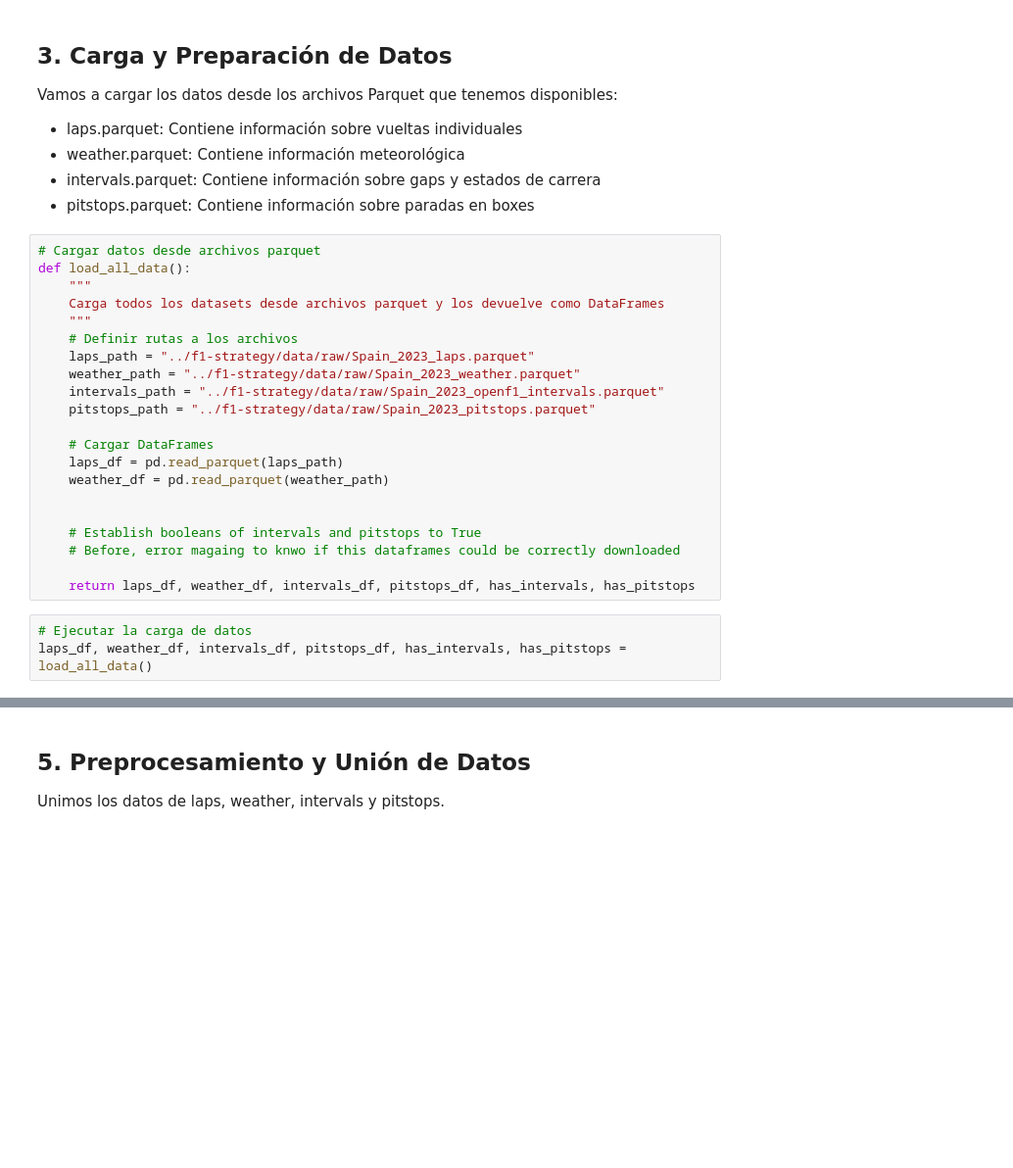
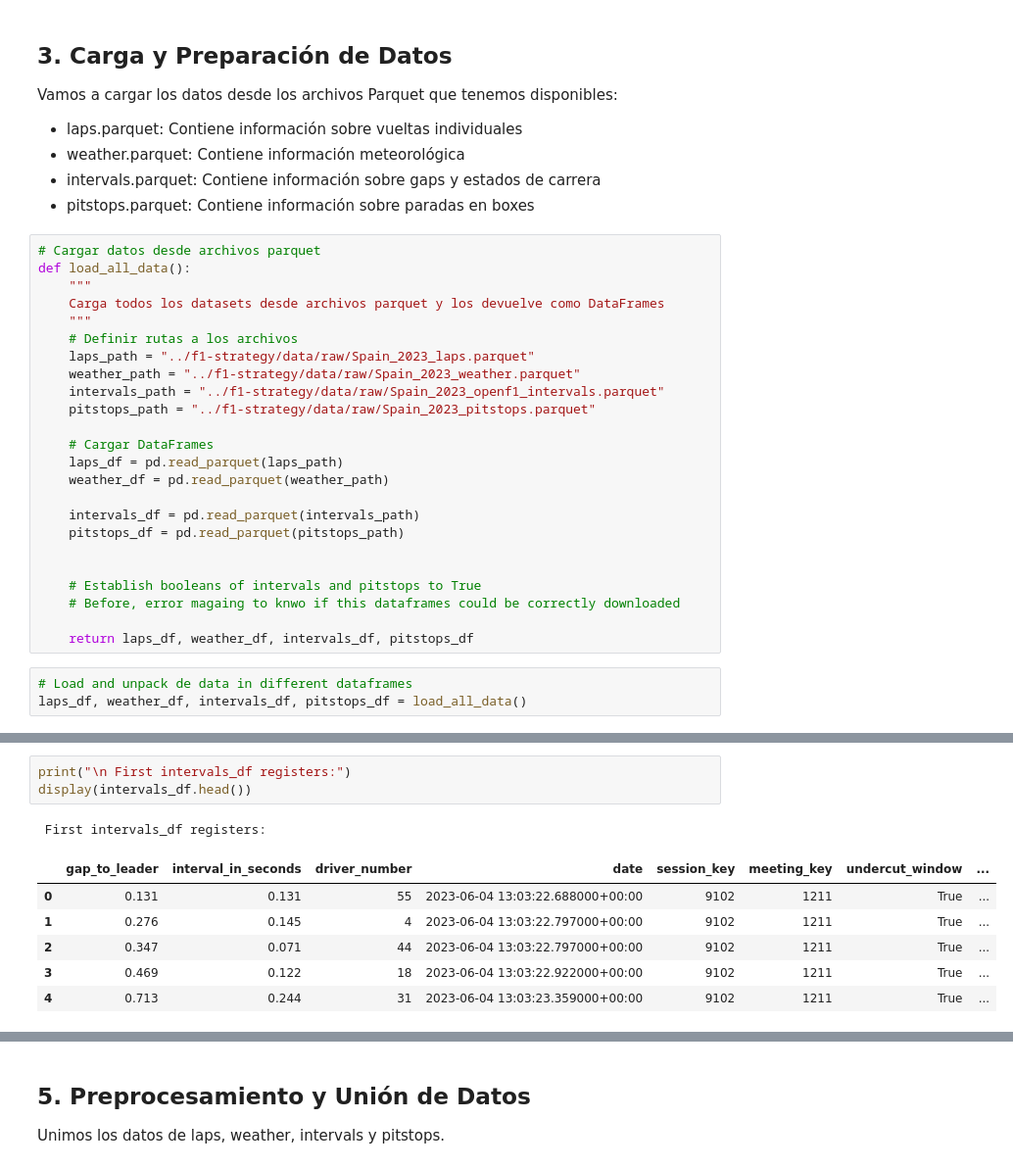
Before and after one commit to VforVitorio/F1_Strat_Manager, a Jupyter notebook: scripts/lap_prediction.ipynb, the cells around one changed output, grey strips where cells are left out. Shown at 98% size. Drawn from its saved outputs; the diff is of its cells as text; blank space fills up the shorter version.

```diff
--- a/scripts/lap_prediction.ipynb
+++ b/scripts/lap_prediction.ipynb
@@ -86,11 +86,14 @@ def load_all_data():
     laps_df = pd.read_parquet(laps_path)
     weather_df = pd.read_parquet(weather_path)
 
+    intervals_df = pd.read_parquet(intervals_path)
+    pitstops_df = pd.read_parquet(pitstops_path)
+
 
     # Establish booleans of intervals and pitstops to True
     # Before, error magaing to knwo if this dataframes could be correctly downloaded
 
-    return laps_df, weather_df, intervals_df, pitstops_df, has_intervals, has_pitstops
+    return laps_df, weather_df, intervals_df, pitstops_df
 # %%
-# Ejecutar la carga de datos
-laps_df, weather_df, intervals_df, pitstops_df, has_intervals, has_pitstops = load_all_data()
+# Load and unpack de data in different dataframes
+laps_df, weather_df, intervals_df, pitstops_df = load_all_data()
@@ -165,0 +159,11 @@ if has_pitstops:
+# %%
+print("\n First intervals_df registers:")
+display(intervals_df.head())
+# %% [output]
+ First intervals_df registers:
+|  | gap_to_leader | interval_in_seconds | driver_number | date | session_key | meeting_key | undercut_window | ... |
+| 0 | 0.131 | 0.131 | 55 | 2023-06-04 13:03:22.688000+00:00 | 9102 | 1211 | True | ... |
+| 1 | 0.276 | 0.145 | 4 | 2023-06-04 13:03:22.797000+00:00 | 9102 | 1211 | True | ... |
+| 2 | 0.347 | 0.071 | 44 | 2023-06-04 13:03:22.797000+00:00 | 9102 | 1211 | True | ... |
+| 3 | 0.469 | 0.122 | 18 | 2023-06-04 13:03:22.922000+00:00 | 9102 | 1211 | True | ... |
+| 4 | 0.713 | 0.244 | 31 | 2023-06-04 13:03:23.359000+00:00 | 9102 | 1211 | True | ... |
```
Also changed, not shown: parts of 25 cells of this notebook.
